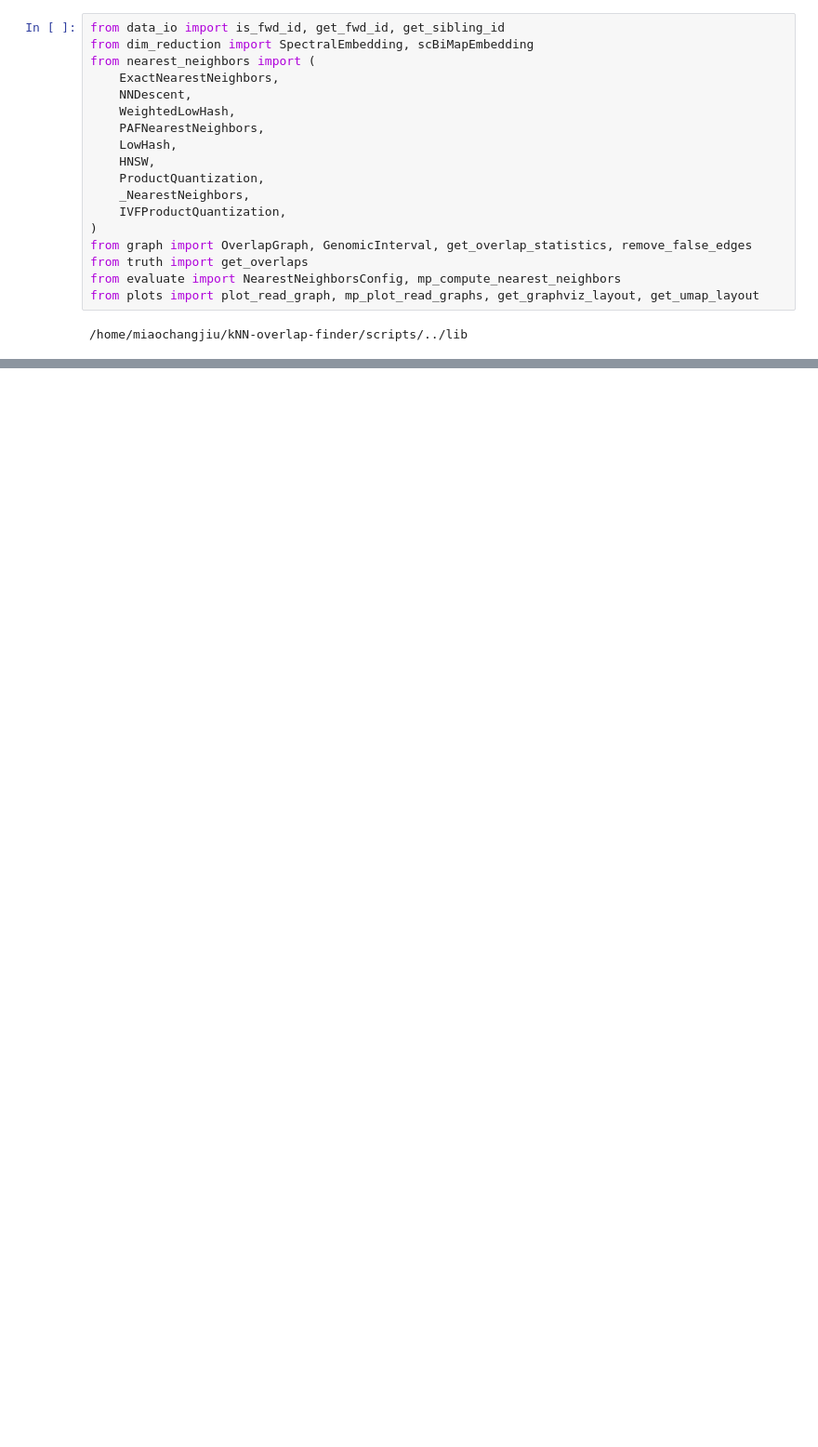
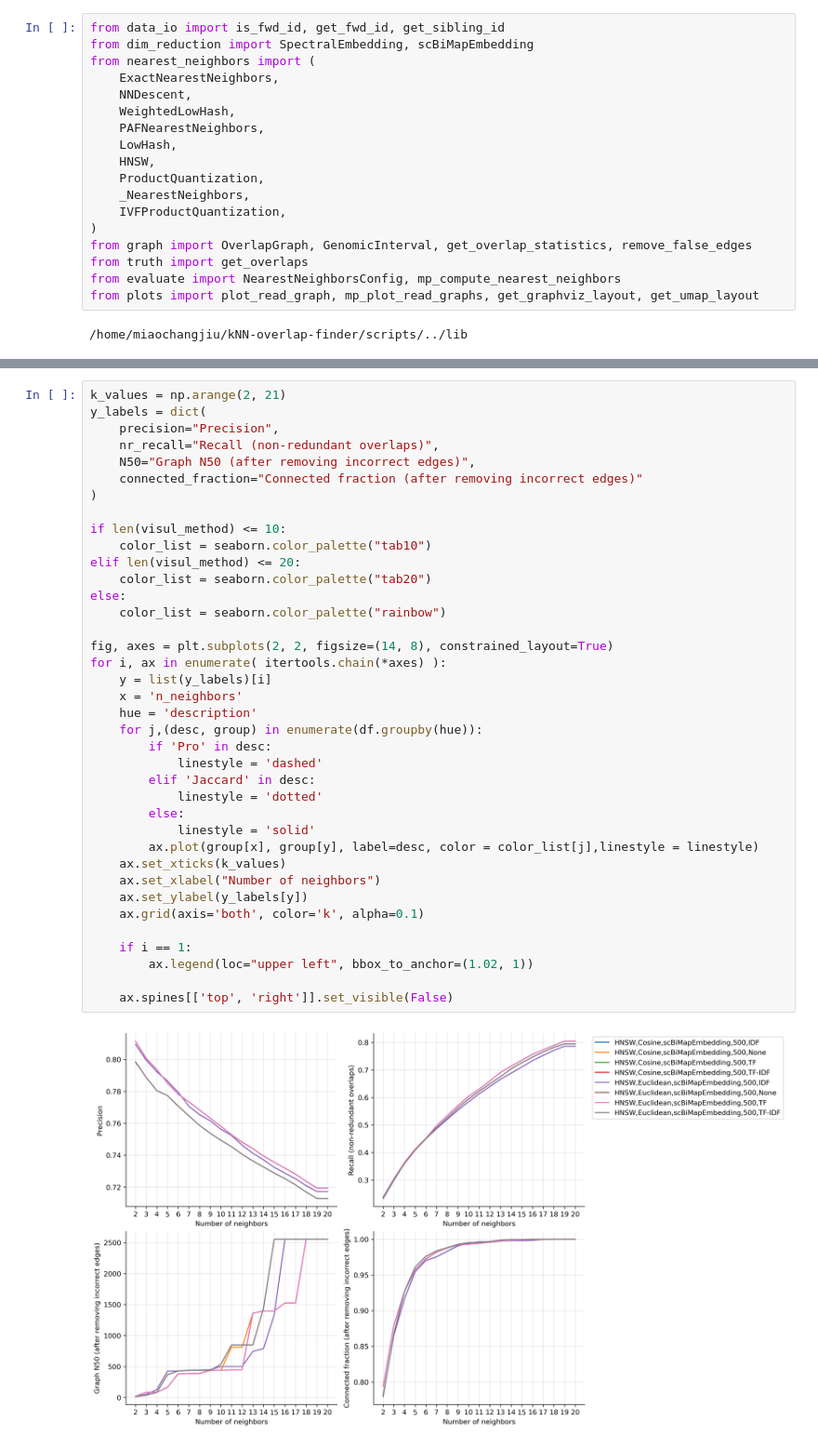
Before and after one commit to jzhang-dev/kNN-overlap-finder, a Jupyter notebook: workflow/notebooks/visulization.ipynb, the cells around one changed output, grey strips where cells are left out. Shown at 93% size. Saved outputs shown, nothing was run; the diff lists cells and outputs as text; blank space fills up the shorter version.

Commit message:
finishing visulization

```diff
--- a/workflow/notebooks/visulization.ipynb
+++ b/workflow/notebooks/visulization.ipynb
@@ -45,0 +79,40 @@ tsv_path = snakemake.input['metadata']
+# %%
+k_values = np.arange(2, 21)
+y_labels = dict(
+    precision="Precision",
+    nr_recall="Recall (non-redundant overlaps)",
+    N50="Graph N50 (after removing incorrect edges)",
+    connected_fraction="Connected fraction (after removing incorrect edges)"
+)
+
+if len(visul_method) <= 10:
+    color_list = seaborn.color_palette("tab10")
+elif len(visul_method) <= 20:
+    color_list = seaborn.color_palette("tab20")
+else:
+    color_list = seaborn.color_palette("rainbow")
+
+fig, axes = plt.subplots(2, 2, figsize=(14, 8), constrained_layout=True)
+for i, ax in enumerate( itertools.chain(*axes) ):
+    y = list(y_labels)[i]
+    x = 'n_neighbors'
+    hue = 'description'
+    for j,(desc, group) in enumerate(df.groupby(hue)):
+        if 'Pro' in desc:
+            linestyle = 'dashed'
+        elif 'Jaccard' in desc:
+            linestyle = 'dotted'
+        else:
+            linestyle = 'solid'
+        ax.plot(group[x], group[y], label=desc, color = color_list[j],linestyle = linestyle)
+    ax.set_xticks(k_values)
+    ax.set_xlabel("Number of neighbors")
+    ax.set_ylabel(y_labels[y])
+    ax.grid(axis='both', color='k', alpha=0.1)
+
+    if i == 1:
+        ax.legend(loc="upper left", bbox_to_anchor=(1.02, 1))
+
+    ax.spines[['top', 'right']].set_visible(False)
+# %% [output]
+[figure, added]
```
Also changed, not shown: parts of 14 cells of this notebook, 6 other files.
